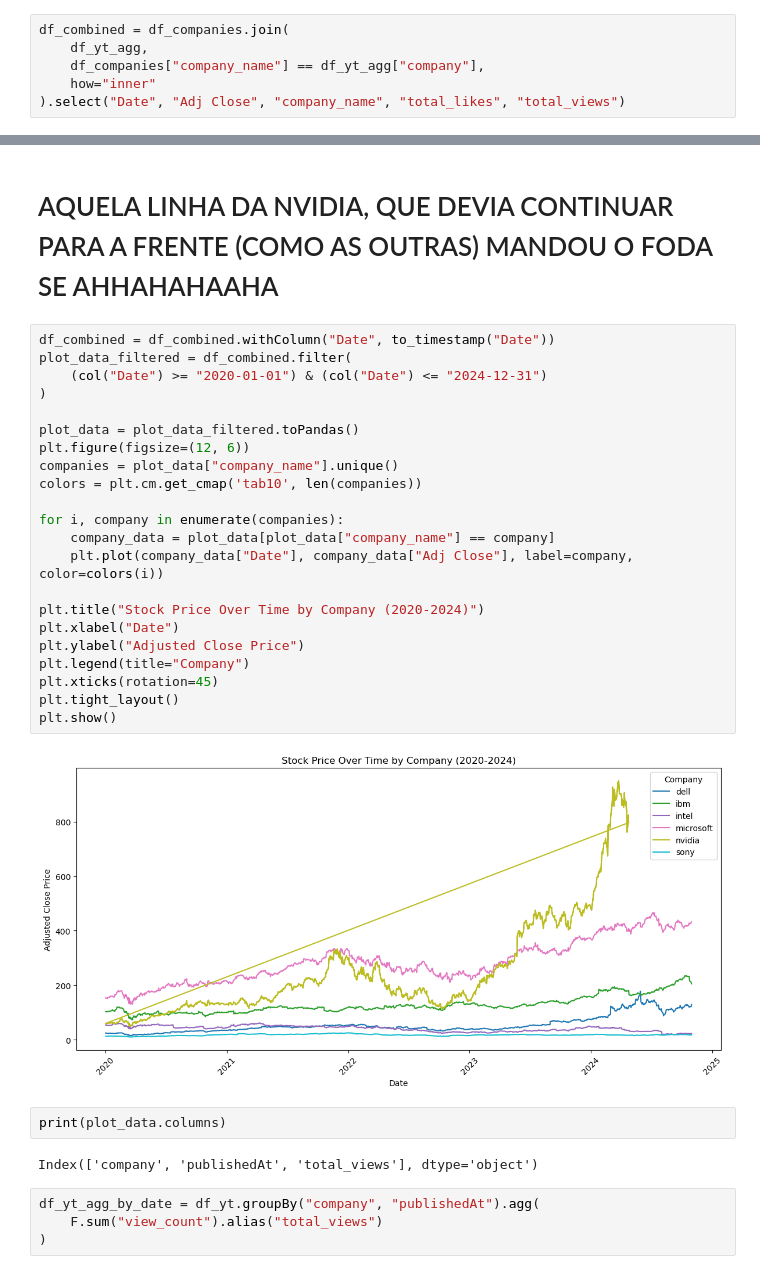
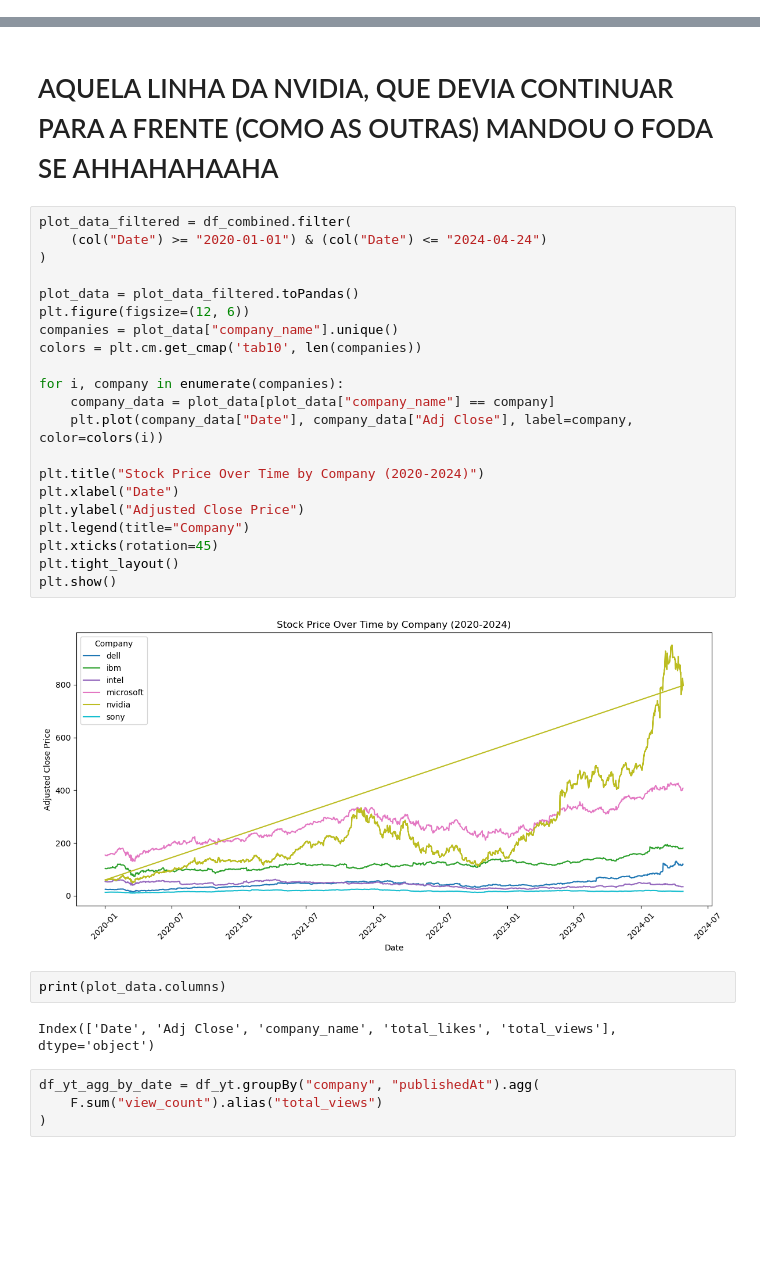
Before and after one commit to David-M-M-Isaac/BD_Project, a Jupyter notebook: scripts/tratamento_dados_spark.ipynb, the cells around one changed output, grey strips where cells are left out. Saved outputs shown, nothing was run; the diff lists cells and outputs as text; blank space fills up the shorter version.

Commit message:
adições aos plots

```diff
--- a/scripts/tratamento_dados_spark.ipynb
+++ b/scripts/tratamento_dados_spark.ipynb
@@ -399,9 +425,3 @@ df_yt_agg = df_yt.groupBy("company").agg(
-# %%
-df_combined = df_companies.join(
-    df_yt_agg,
-    df_companies["company_name"] == df_yt_agg["company"],
-    how="inner"
-).select("Date", "Adj Close", "company_name", "total_likes", "total_views")
 # %%
 plot_data = df_combined.toPandas()
 
@@ -426,33 +446,32 @@ plt.show()
 # %% [markdown]
 # AQUELA LINHA DA NVIDIA, QUE DEVIA CONTINUAR PARA A FRENTE (COMO AS OUTRAS) MANDOU O FODA SE AHHAHAHAAHA
 # %%
-df_combined = df_combined.withColumn("Date", to_timestamp("Date"))
 plot_data_filtered = df_combined.filter(
-    (col("Date") >= "2020-01-01") & (col("Date") <= "2024-12-31")
+    (col("Date") >= "2020-01-01") & (col("Date") <= "2024-04-24")
 )
 
 plot_data = plot_data_filtered.toPandas()
 plt.figure(figsize=(12, 6))
 companies = plot_data["company_name"].unique()
 colors = plt.cm.get_cmap('tab10', len(companies))
 
 for i, company in enumerate(companies):
     company_data = plot_data[plot_data["company_name"] == company]
     plt.plot(company_data["Date"], company_data["Adj Close"], label=company, color=colors(i))
 
 plt.title("Stock Price Over Time by Company (2020-2024)")
 plt.xlabel("Date")
 plt.ylabel("Adjusted Close Price")
 plt.legend(title="Company")
 plt.xticks(rotation=45)
 plt.tight_layout()
 plt.show()
 # %% [output]
-[figure, old version]
+[figure, new version]
 # %%
 print(plot_data.columns)
 # %% [output]
-Index(['company', 'publishedAt', 'total_views'], dtype='object')
+Index(['Date', 'Adj Close', 'company_name', 'total_likes', 'total_views'], dtype='object')
 # %%
 df_yt_agg_by_date = df_yt.groupBy("company", "publishedAt").agg(
     F.sum("view_count").alias("total_views")
```
Also changed, not shown: parts of 5 cells of this notebook.
